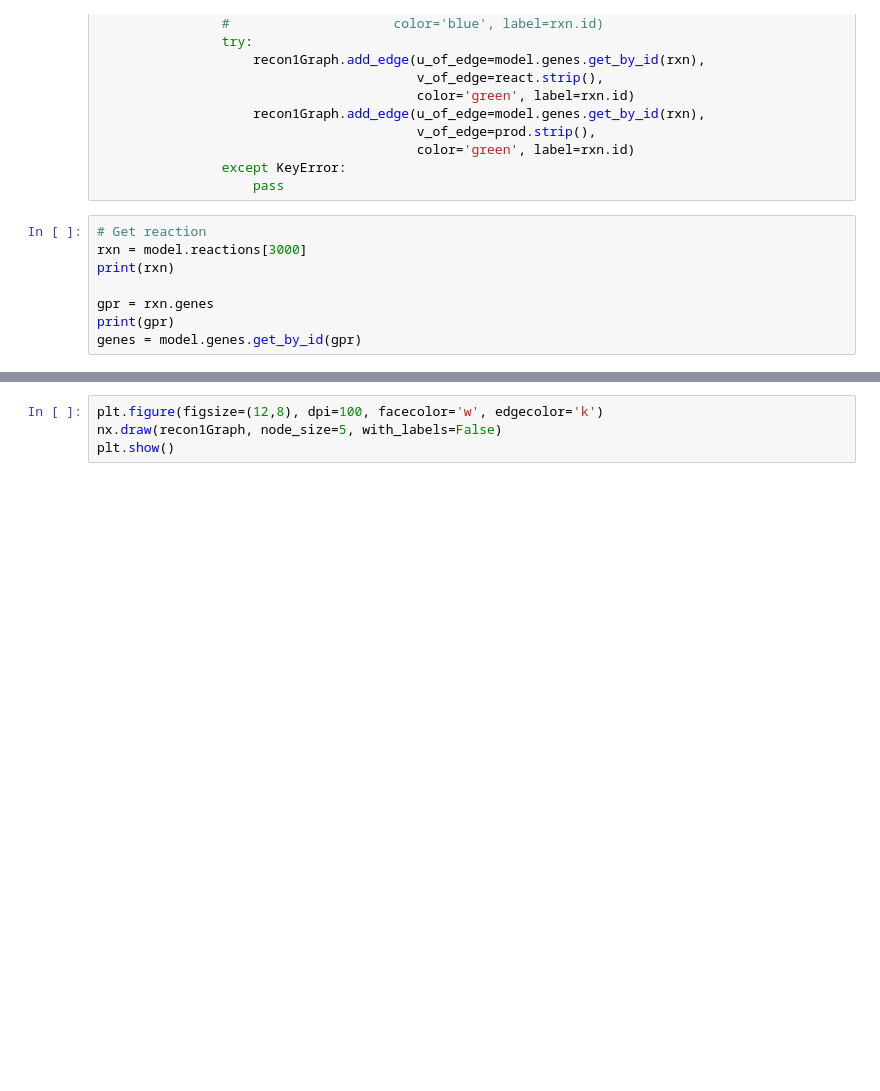
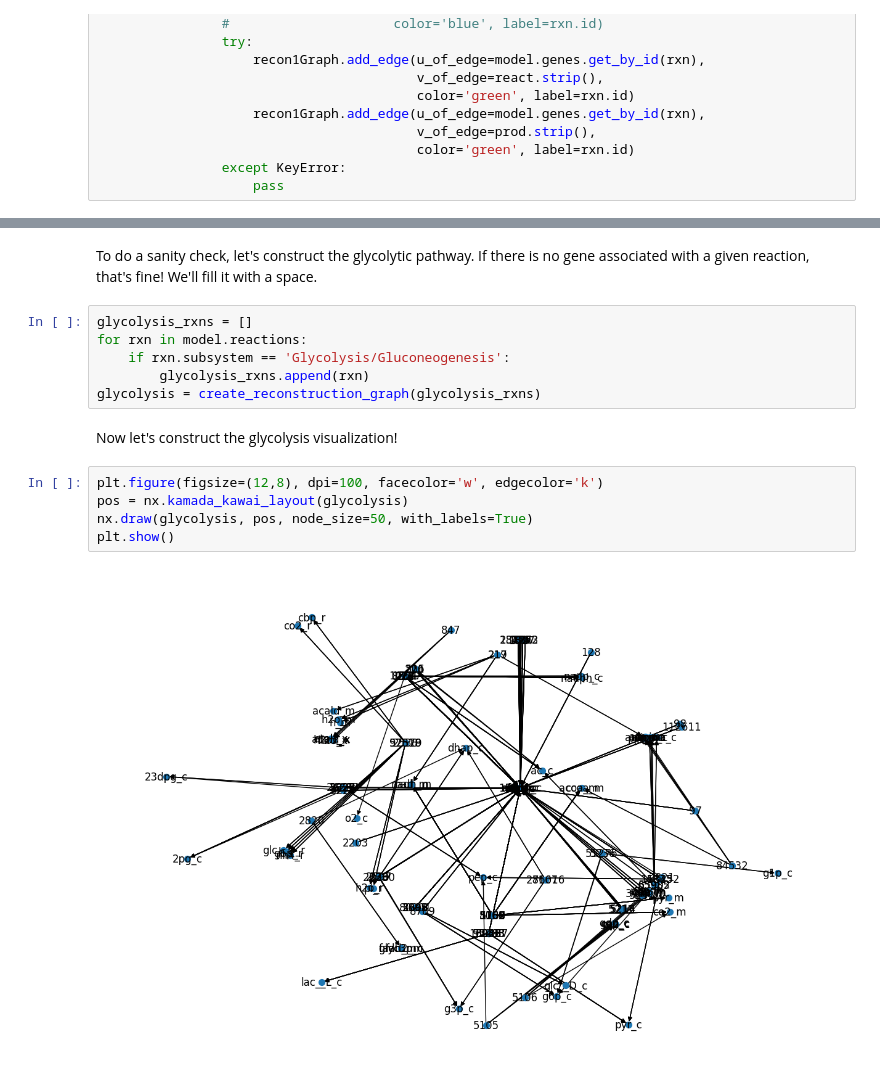
Before and after one commit to sriram-lab/egem, a Jupyter notebook: src/python/networks/networks.ipynb, the cells around one changed output, grey strips where cells are left out. Saved outputs shown, nothing was run; the diff lists cells and outputs as text; blank space fills up the shorter version.

```diff
--- a/src/python/networks/networks.ipynb
+++ b/src/python/networks/networks.ipynb
@@ -90,11 +74,3 @@ for rxn in model.reactions:
                                          color='green', label=rxn.id)
                 except KeyError:
                     pass
-# %%
-# Get reaction
-rxn = model.reactions[3000]
-print(rxn)
-
-gpr = rxn.genes
-print(gpr)
-genes = model.genes.get_by_id(gpr)
@@ -105,6 +190,17 @@ KeyError: frozenset({<Gene 8897.3 at 0x...>, <Gene 8897.1 at 0x...>, <Gene 8897.
+# %% [markdown]
+To do a sanity check, let's construct the glycolytic pathway. If there is no gene associated with a given reaction, that's fine! We'll fill it with a space.
+# %%
+glycolysis_rxns = []
+for rxn in model.reactions:
+    if rxn.subsystem == 'Glycolysis/Gluconeogenesis':
+        glycolysis_rxns.append(rxn)
+glycolysis = create_reconstruction_graph(glycolysis_rxns)
+# %% [markdown]
+Now let's construct the glycolysis visualization!
 # %%
 plt.figure(figsize=(12,8), dpi=100, facecolor='w', edgecolor='k')
-nx.draw(recon1Graph, node_size=5, with_labels=False)
+pos = nx.kamada_kawai_layout(glycolysis)
+nx.draw(glycolysis, pos, node_size=50, with_labels=True)
 plt.show()
 # %% [output]
-[figure, old version]
+[figure, new version]
```
Also changed, not shown: parts of 11 cells of this notebook, 3 other files.
